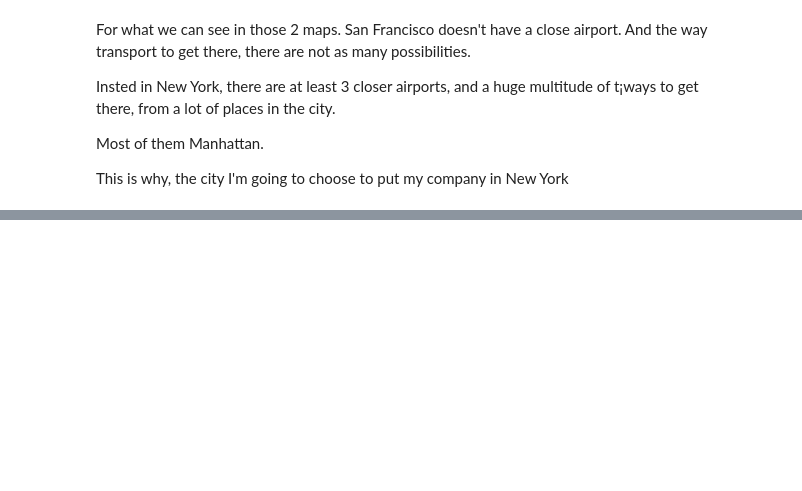
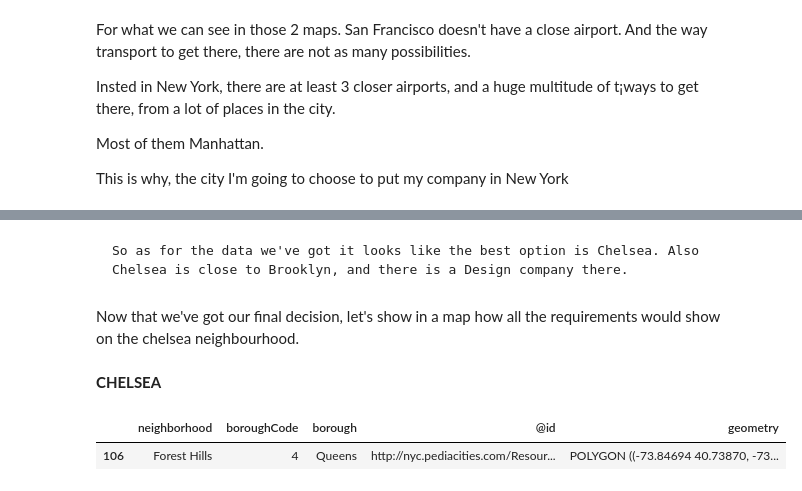
Before and after one commit to emmacunill/Company_Loc, a Jupyter notebook: notebooks/visualizing.ipynb, the cells around one changed output, grey strips where cells are left out. Saved outputs shown, nothing was run; the diff lists cells and outputs as text; code cells hidden in the pictures; blank space fills up the shorter version.

```diff
--- a/notebooks/visualizing.ipynb
+++ b/notebooks/visualizing.ipynb
@@ -497,0 +555,11 @@ m
+# %% [markdown]
+    So as for the data we've got it looks like the best option is Chelsea. Also Chelsea is close to Brooklyn, and there is a Design company there.
+# %% [markdown]
+Now that we've got our final decision, let's show in a map how all the requirements would show on the chelsea neighbourhood.
+# %% [markdown]
+**CHELSEA**
+# %%
+NYC_gj.sample()
+# %% [output]
+|  | neighborhood | boroughCode | borough | @id | geometry |
+| 106 | Forest Hills | 4 | Queens | http://nyc.pediacities.com/Resour... | POLYGON ((-73.84694 40.73870, -73... |
```
Also changed, not shown: parts of 16 cells of this notebook, 7 other files.
